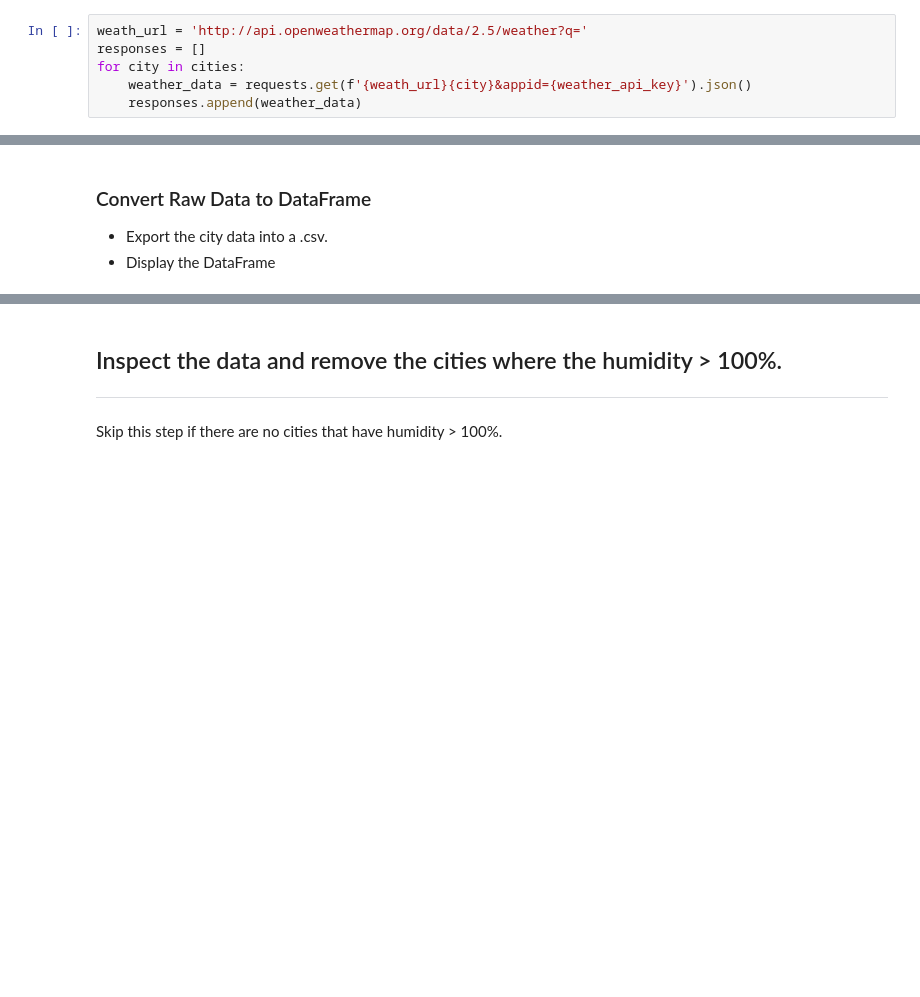
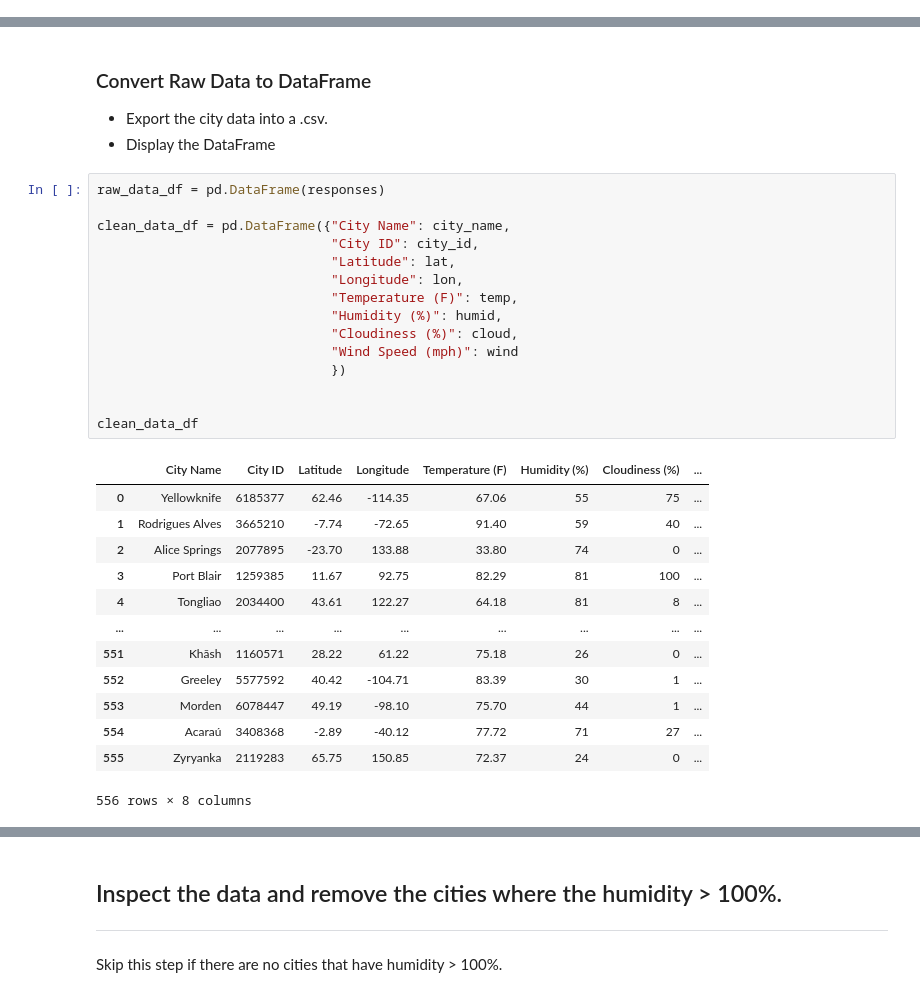
Before and after one commit to jeremyhamley/python-api-challenge, a Jupyter notebook: WeatherPy/WeatherPy.ipynb, the cells around one changed output, grey strips where cells are left out. Saved outputs shown, nothing was run; the diff lists cells and outputs as text; blank space fills up the shorter version.

```diff
--- a/WeatherPy/WeatherPy.ipynb
+++ b/WeatherPy/WeatherPy.ipynb
@@ -54,9 +57,3 @@ cities
 ### Perform API Calls
 * Perform a weather check on each city using a series of successive API calls.
 * Include a print log of each city as it'sbeing processed (with the city number and city name).
-# %%
-weath_url = 'http://api.openweathermap.org/data/2.5/weather?q='
-responses = []
-for city in cities:
-    weather_data = requests.get(f'{weath_url}{city}&appid={weather_api_key}').json()
-    responses.append(weather_data)
@@ -66,3 +111,32 @@ for city in cities:
 ### Convert Raw Data to DataFrame
 * Export the city data into a .csv.
 * Display the DataFrame
+# %%
+raw_data_df = pd.DataFrame(responses)
+
+clean_data_df = pd.DataFrame({"City Name": city_name,
+                              "City ID": city_id,
+                              "Latitude": lat,
+                              "Longitude": lon,
+                              "Temperature (F)": temp,
+                              "Humidity (%)": humid,
+                              "Cloudiness (%)": cloud,
+                              "Wind Speed (mph)": wind
+                              })
+
+
+clean_data_df
+# %% [output]
+|  | City Name | City ID | Latitude | Longitude | Temperature (F) | Humidity (%) | Cloudiness (%) | ... |
+| 0 | Yellowknife | 6185377 | 62.46 | -114.35 | 67.06 | 55 | 75 | ... |
+| 1 | Rodrigues Alves | 3665210 | -7.74 | -72.65 | 91.40 | 59 | 40 | ... |
+| 2 | Alice Springs | 2077895 | -23.70 | 133.88 | 33.80 | 74 | 0 | ... |
+| 3 | Port Blair | 1259385 | 11.67 | 92.75 | 82.29 | 81 | 100 | ... |
+| 4 | Tongliao | 2034400 | 43.61 | 122.27 | 64.18 | 81 | 8 | ... |
+| ... | ... | ... | ... | ... | ... | ... | ... | ... |
+| 551 | Khāsh | 1160571 | 28.22 | 61.22 | 75.18 | 26 | 0 | ... |
+| 552 | Greeley | 5577592 | 40.42 | -104.71 | 83.39 | 30 | 1 | ... |
+| 553 | Morden | 6078447 | 49.19 | -98.10 | 75.70 | 44 | 1 | ... |
+| 554 | Acaraú | 3408368 | -2.89 | -40.12 | 77.72 | 71 | 27 | ... |
+| 555 | Zyryanka | 2119283 | 65.75 | 150.85 | 72.37 | 24 | 0 | ... |
+556 rows × 8 columns
```
Also changed, not shown: parts of 5 cells of this notebook, 1 other file.
